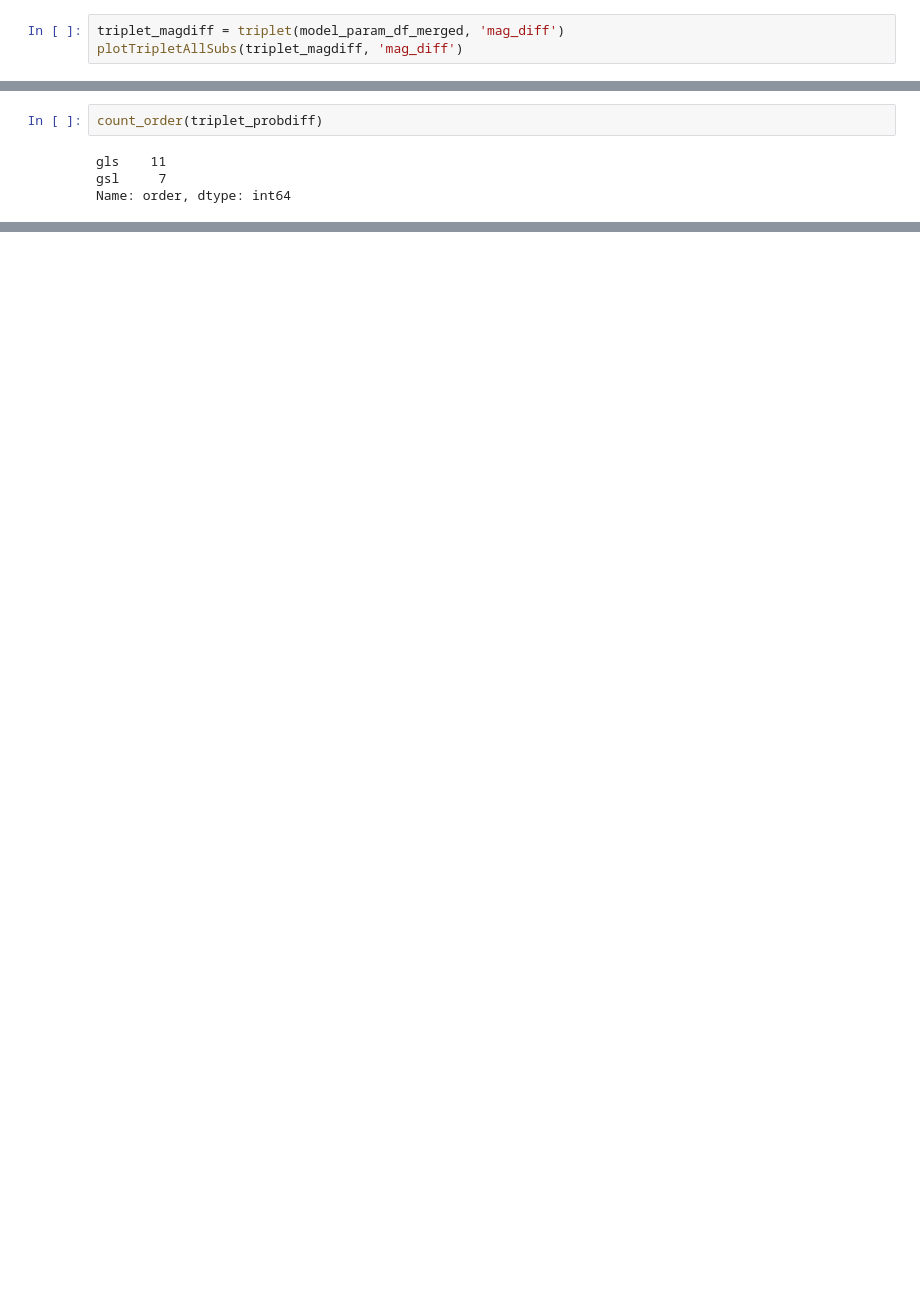
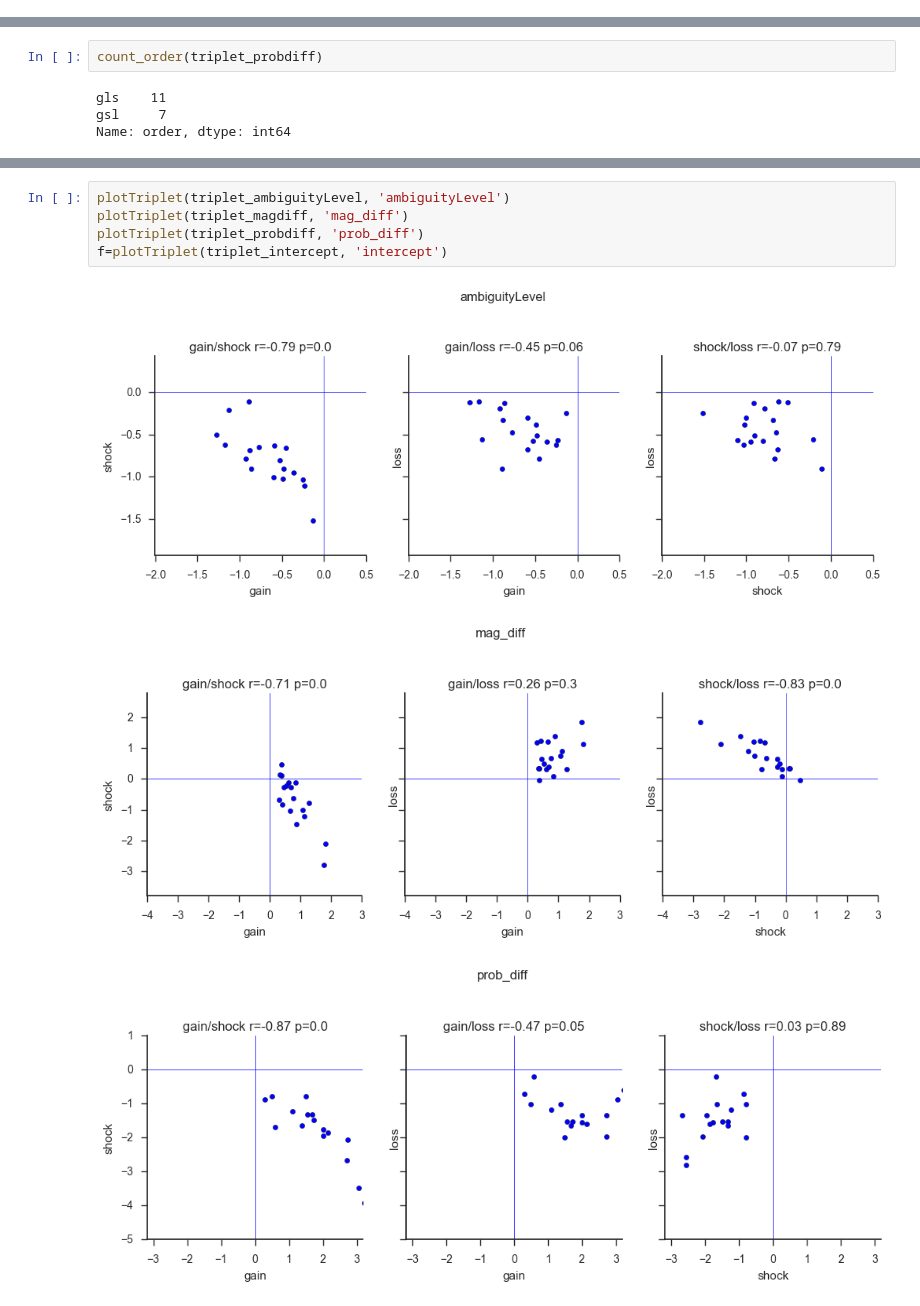
Before and after one commit to crgagne/ambi_gain_loss_shock, a Jupyter notebook: notebooks/Basic_Analyses.ipynb, the cells around one changed output, grey strips where cells are left out. Drawn from its saved outputs; the diff is of its cells as text; blank space fills up the shorter version.

```diff
--- a/notebooks/Basic_Analyses.ipynb
+++ b/notebooks/Basic_Analyses.ipynb
@@ -422,3 +368,0 @@ plotTripletAllSubs(triplet_ambiLevel, 'ambiguityLevel')
-# %%
-triplet_magdiff = triplet(model_param_df_merged, 'mag_diff')
-plotTripletAllSubs(triplet_magdiff, 'mag_diff')
@@ -620,0 +615,9 @@ sns.countplot(x='parameter', hue='order', data=tableOrder)
+# %%
+plotTriplet(triplet_ambiguityLevel, 'ambiguityLevel')
+plotTriplet(triplet_magdiff, 'mag_diff')
+plotTriplet(triplet_probdiff, 'prob_diff')
+f=plotTriplet(triplet_intercept, 'intercept')
+# %% [output]
+[figure, added]
+[figure, added]
+[figure, added]
```
Also changed, not shown: parts of 72 cells of this notebook, 2 other files.
